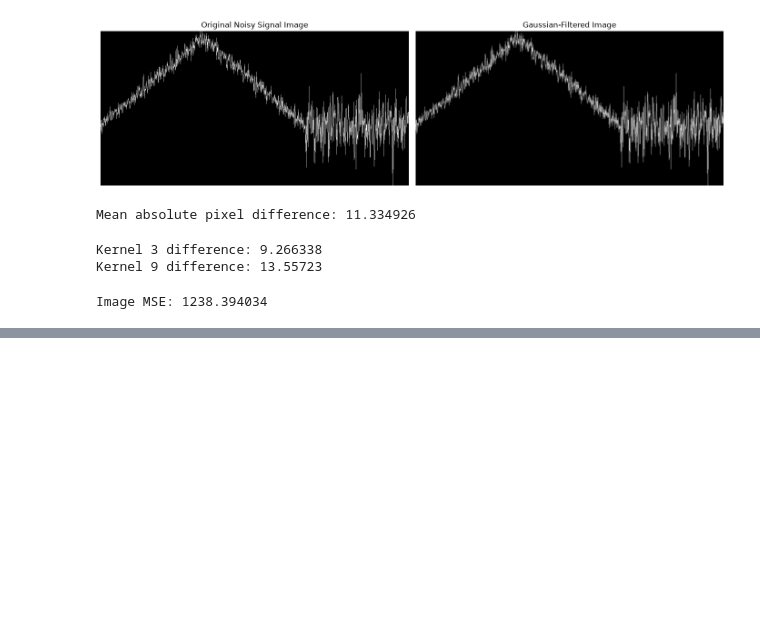
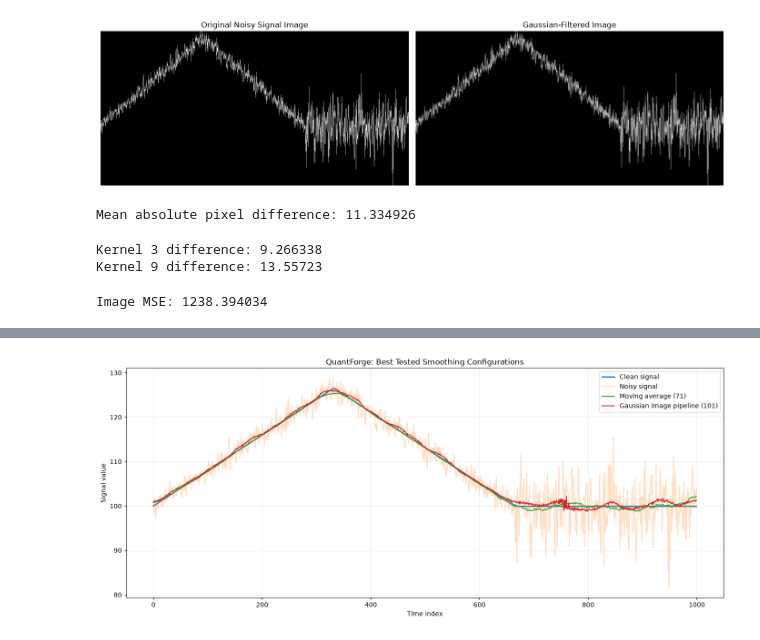
Before and after one commit to ZoroXoXo/QuantForge, a Jupyter notebook: experiments/benchmark.ipynb, the cells around one changed output, grey strips where cells are left out. Cells and saved outputs as stored; diff of their text form; code cells hidden in the pictures; blank space fills up the shorter version.

```diff
--- a/experiments/benchmark.ipynb
+++ b/experiments/benchmark.ipynb
@@ -51,0 +447,33 @@ Image MSE: 1238.394034
+# %%
+#inspecting the smoothed  signals
+import matplotlib.pyplot as plt
+
+_, clean, noisy, _ = generate_signal(seed=42)
+
+numerical_71 = moving_average(noisy, window_size=71)
+
+signal_min = np.min(noisy)
+signal_max = np.max(noisy)
+
+image = signal_to_image(noisy)
+filtered_101 = apply_gaussian_filter(image, kernel_size=101)
+
+image_101 = recover_signal(
+    filtered_101, signal_min, signal_max
+)
+
+plt.figure(figsize=(14, 6))
+plt.plot(clean, label="Clean signal", linewidth=2)
+plt.plot(noisy, label="Noisy signal", alpha=0.25)
+plt.plot(numerical_71, label="Moving average (71)")
+plt.plot(image_101, label="Gaussian image pipeline (101)")
+
+plt.title("QuantForge: Best Tested Smoothing Configurations")
+plt.xlabel("Time index")
+plt.ylabel("Signal value")
+plt.legend()
+plt.grid(alpha=0.25)
+plt.tight_layout()
+plt.show()
+# %% [output]
+[figure, added]
```
Also changed, not shown: parts of 13 cells of this notebook, 3 other files.
